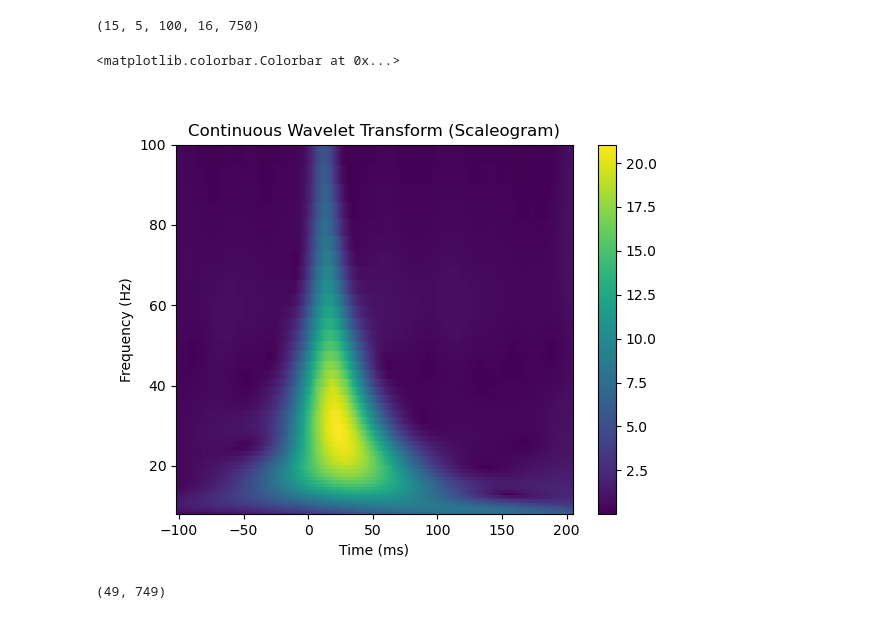
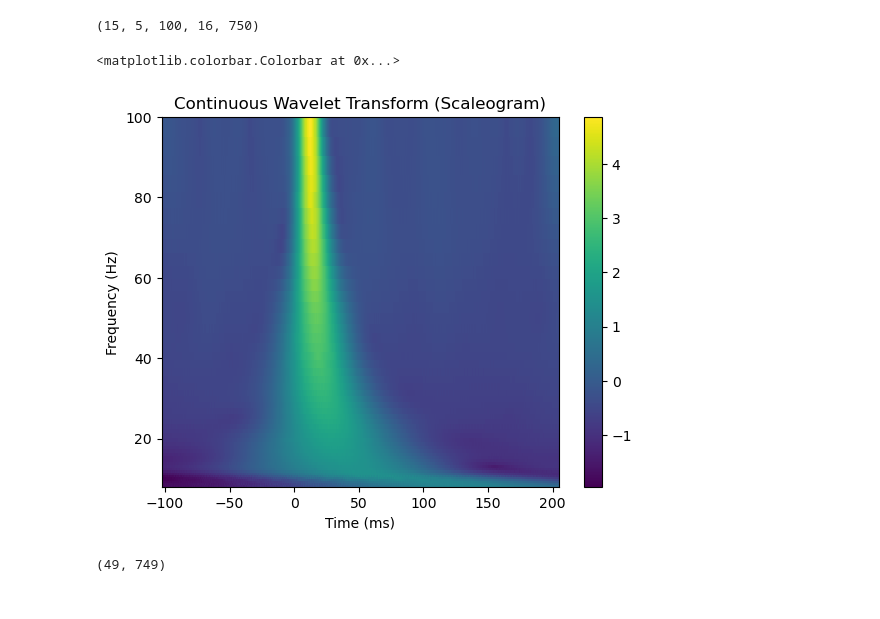
Before and after one commit to aciel7/ratcode, a Jupyter notebook: clean.ipynb, the cells around one changed output. Saved outputs shown, nothing was run; the diff lists cells and outputs as text; code cells hidden in the pictures.

```diff
--- a/clean.ipynb
+++ b/clean.ipynb
@@ -41,32 +41,32 @@ pstims[0].shape
 # %%
 import pywt
 sig = pstims[3][4, 4, 0, 6, :]
 time = np.linspace(-250/2.4414, 500/2.4414, 750)
 
 def wav_trans(sig):
     fs = 2441.4
     time = np.linspace(-250/24.414, 500/24.414, 750)
     frequencies = np.geomspace(8, 100, 50)/fs
     scale = pywt.frequency2scale('cmor1-1', frequencies)
     wav = pywt.ContinuousWavelet('cmor1-1')
     cwtmatr, freqs = pywt.cwt(sig, scale, wav, )
     freqs = freqs*fs
     cwtmatr = np.abs(cwtmatr[:-1, ..., :-1])
     return cwtmatr, freqs
 
 fig, axs = plt.subplots(1, 1)
 
 cwtmatr, freqs = wav_trans(sig)
-# cwtmatr = stats.zscore(cwtmatr, axis = -1)
+cwtmatr = stats.zscore(cwtmatr, axis = -1)
 pcm = axs.pcolormesh(time, freqs, cwtmatr)
 # axs.set_yscale("log")
 axs.set_xlabel("Time (ms)")
 axs.set_ylabel("Frequency (Hz)")
 axs.set_title("Continuous Wavelet Transform (Scaleogram)")
 fig.colorbar(pcm, ax=axs)
 # %% [output]
 <matplotlib.colorbar.Colorbar at 0x...>
-[figure, old version]
+[figure, new version]
 # %%
 cwtmatr.shape
 # %% [output]
```
Also changed, not shown: parts of 4 cells of this notebook.
